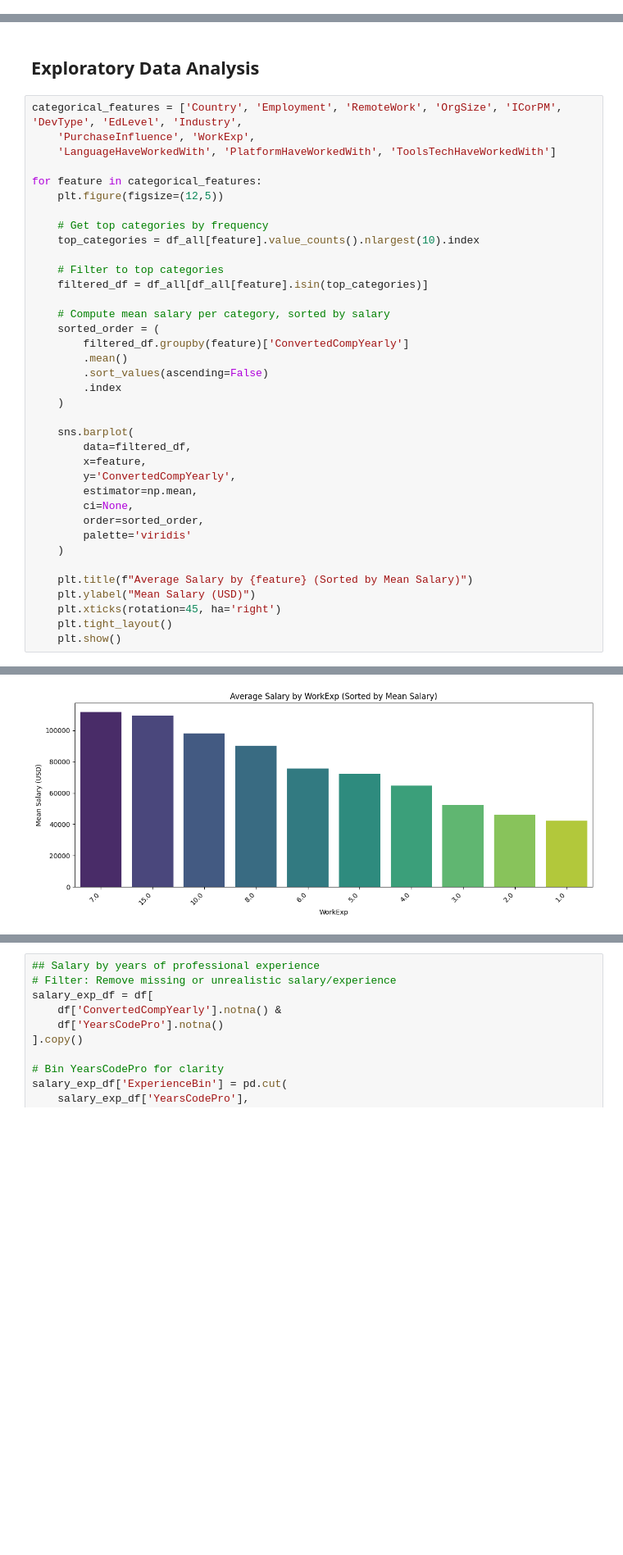
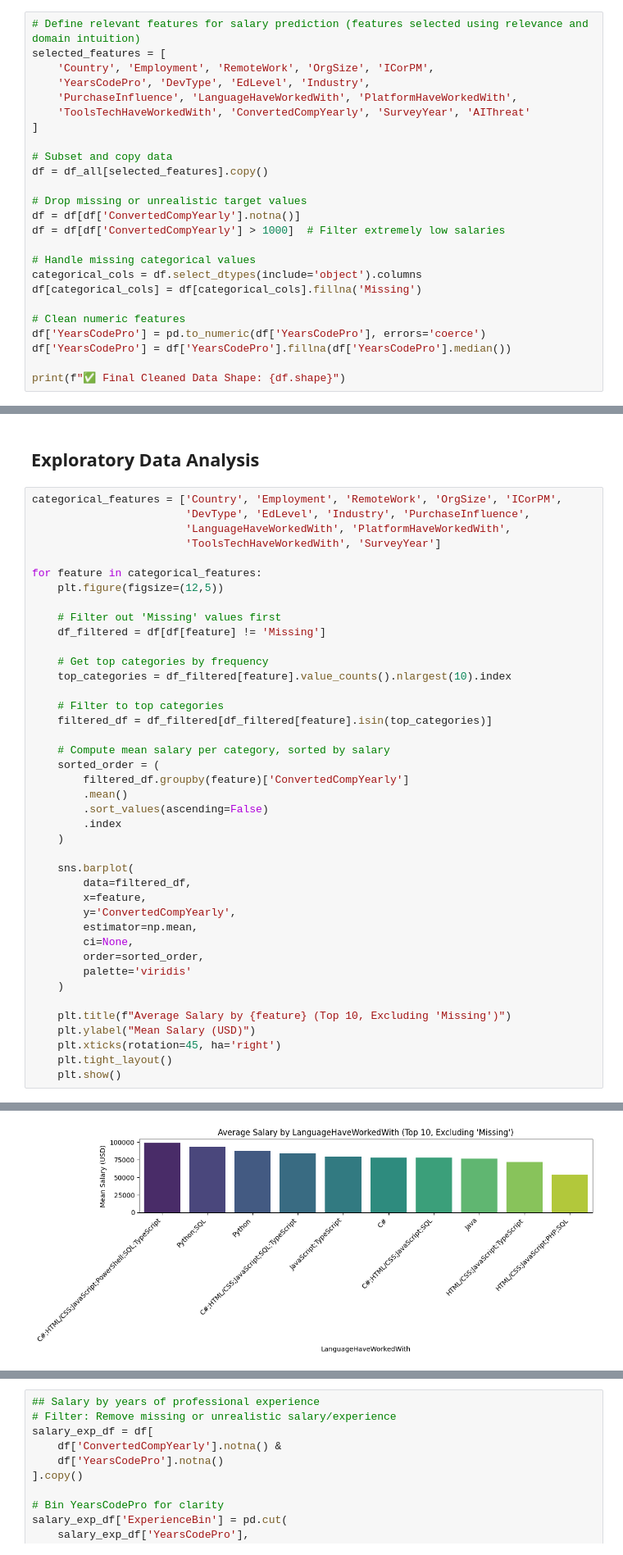
Before and after one commit to Owiti-Charles/Developers-Salary-Predictor, a Jupyter notebook: notebook.ipynb, the cells around one changed output, grey strips where cells are left out. Shown at 82% size. Drawn from its saved outputs; the diff is of its cells as text; blank space fills up the shorter version.

```diff
--- a/notebook.ipynb
+++ b/notebook.ipynb
@@ -290,0 +225,25 @@ Final shape after cleaning: (70215, 18)
+# %%
+# Define relevant features for salary prediction (features selected using relevance and domain intuition)
+selected_features = [
+    'Country', 'Employment', 'RemoteWork', 'OrgSize', 'ICorPM',
+    'YearsCodePro', 'DevType', 'EdLevel', 'Industry',
+    'PurchaseInfluence', 'LanguageHaveWorkedWith', 'PlatformHaveWorkedWith',
+    'ToolsTechHaveWorkedWith', 'ConvertedCompYearly', 'SurveyYear', 'AIThreat'
+]
+
+# Subset and copy data
+df = df_all[selected_features].copy()
+
+# Drop missing or unrealistic target values
+df = df[df['ConvertedCompYearly'].notna()]
+df = df[df['ConvertedCompYearly'] > 1000]  # Filter extremely low salaries
+
+# Handle missing categorical values
+categorical_cols = df.select_dtypes(include='object').columns
+df[categorical_cols] = df[categorical_cols].fillna('Missing')
+
+# Clean numeric features
+df['YearsCodePro'] = pd.to_numeric(df['YearsCodePro'], errors='coerce')
+df['YearsCodePro'] = df['YearsCodePro'].fillna(df['YearsCodePro'].median())
+
+print(f"✅ Final Cleaned Data Shape: {df.shape}")
@@ -291,18 +252,22 @@ Final shape after cleaning: (70215, 18)
 # %% [markdown]
 ## Exploratory Data Analysis
 # %%
-categorical_features = ['Country', 'Employment', 'RemoteWork', 'OrgSize', 'ICorPM', 'DevType', 'EdLevel', 'Industry',
-    'PurchaseInfluence', 'WorkExp',
-    'LanguageHaveWorkedWith', 'PlatformHaveWorkedWith', 'ToolsTechHaveWorkedWith']
+categorical_features = ['Country', 'Employment', 'RemoteWork', 'OrgSize', 'ICorPM',
+                        'DevType', 'EdLevel', 'Industry', 'PurchaseInfluence',
+                        'LanguageHaveWorkedWith', 'PlatformHaveWorkedWith',
+                        'ToolsTechHaveWorkedWith', 'SurveyYear']
 
 for feature in categorical_features:
     plt.figure(figsize=(12,5))
 
+    # Filter out 'Missing' values first
+    df_filtered = df[df[feature] != 'Missing']
+
     # Get top categories by frequency
-    top_categories = df_all[feature].value_counts().nlargest(10).index
+    top_categories = df_filtered[feature].value_counts().nlargest(10).index
 
     # Filter to top categories
-    filtered_df = df_all[df_all[feature].isin(top_categories)]
+    filtered_df = df_filtered[df_filtered[feature].isin(top_categories)]
 
     # Compute mean salary per category, sorted by salary
     sorted_order = (
@@ -322,7 +287,7 @@ for feature in categorical_features:
         palette='viridis'
     )
 
-    plt.title(f"Average Salary by {feature} (Sorted by Mean Salary)")
+    plt.title(f"Average Salary by {feature} (Top 10, Excluding 'Missing')")
     plt.ylabel("Mean Salary (USD)")
     plt.xticks(rotation=45, ha='right')
     plt.tight_layout()
@@ -340 +305 @@ for feature in categorical_features:
-[figure, old version]
+[figure, new version]
```
Also changed, not shown: parts of 24 cells of this notebook.
